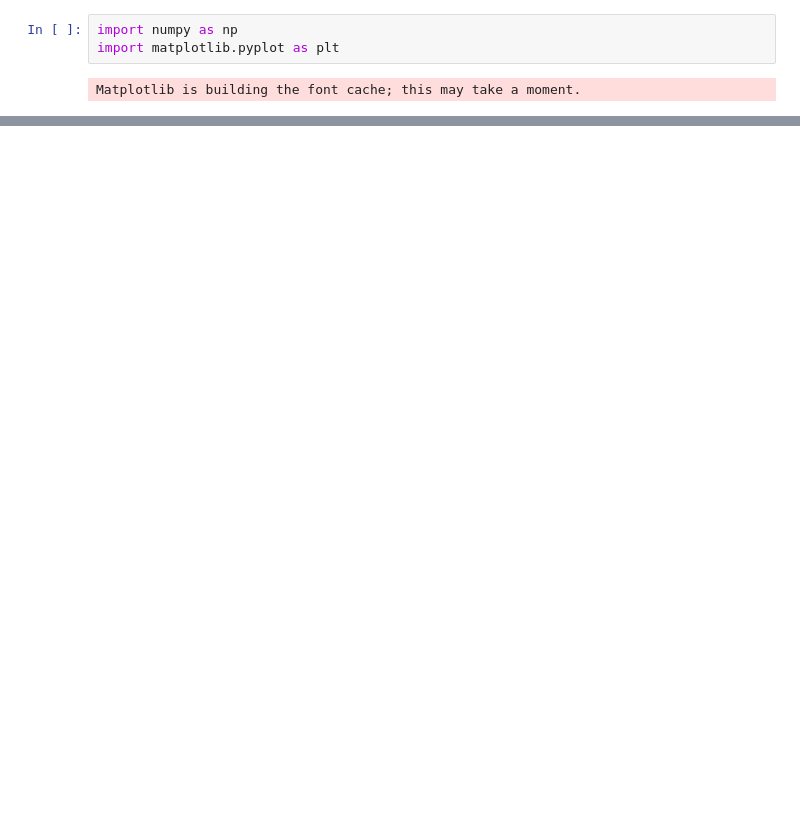
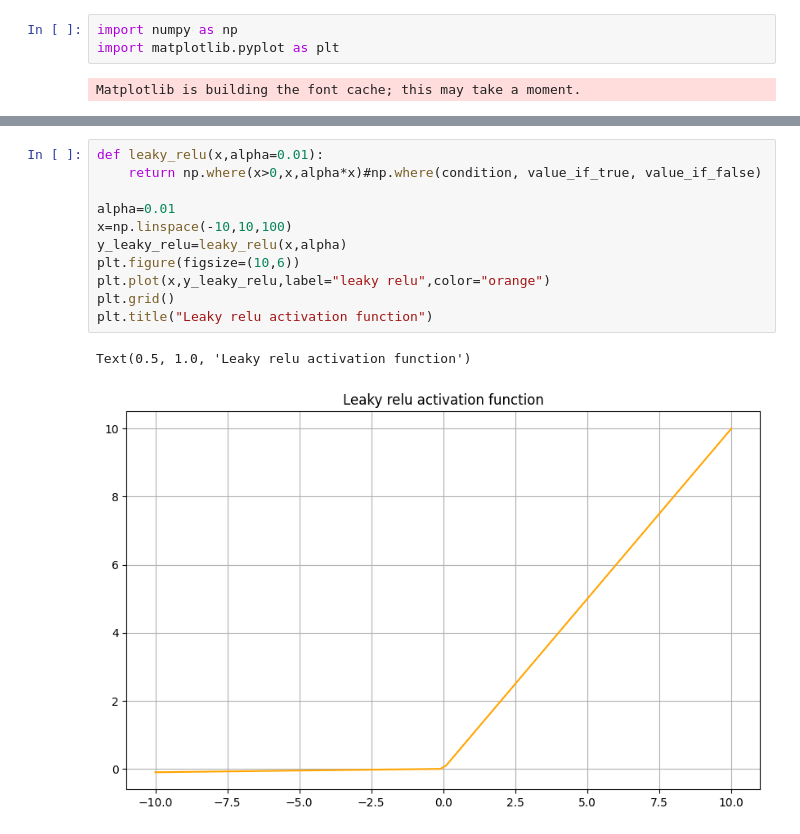
Before and after one commit to sevenweeks-07/NLP, a Jupyter notebook: deep_neural_nets.ipynb, the cells around one changed output, grey strips where cells are left out. Cells and saved outputs as stored; diff of their text form; blank space fills up the shorter version.

```diff
--- a/deep_neural_nets.ipynb
+++ b/deep_neural_nets.ipynb
@@ -18,0 +48,14 @@ Text(0.5, 1.0, 'Sigmoid activation function')
+# %%
+def leaky_relu(x,alpha=0.01):
+    return np.where(x>0,x,alpha*x)#np.where(condition, value_if_true, value_if_false)
+
+alpha=0.01
+x=np.linspace(-10,10,100)
+y_leaky_relu=leaky_relu(x,alpha)
+plt.figure(figsize=(10,6))
+plt.plot(x,y_leaky_relu,label="leaky relu",color="orange")
+plt.grid()
+plt.title("Leaky relu activation function")
+# %% [output]
+Text(0.5, 1.0, 'Leaky relu activation function')
+[figure, added]
```
Also changed, not shown: parts of 4 cells of this notebook.
